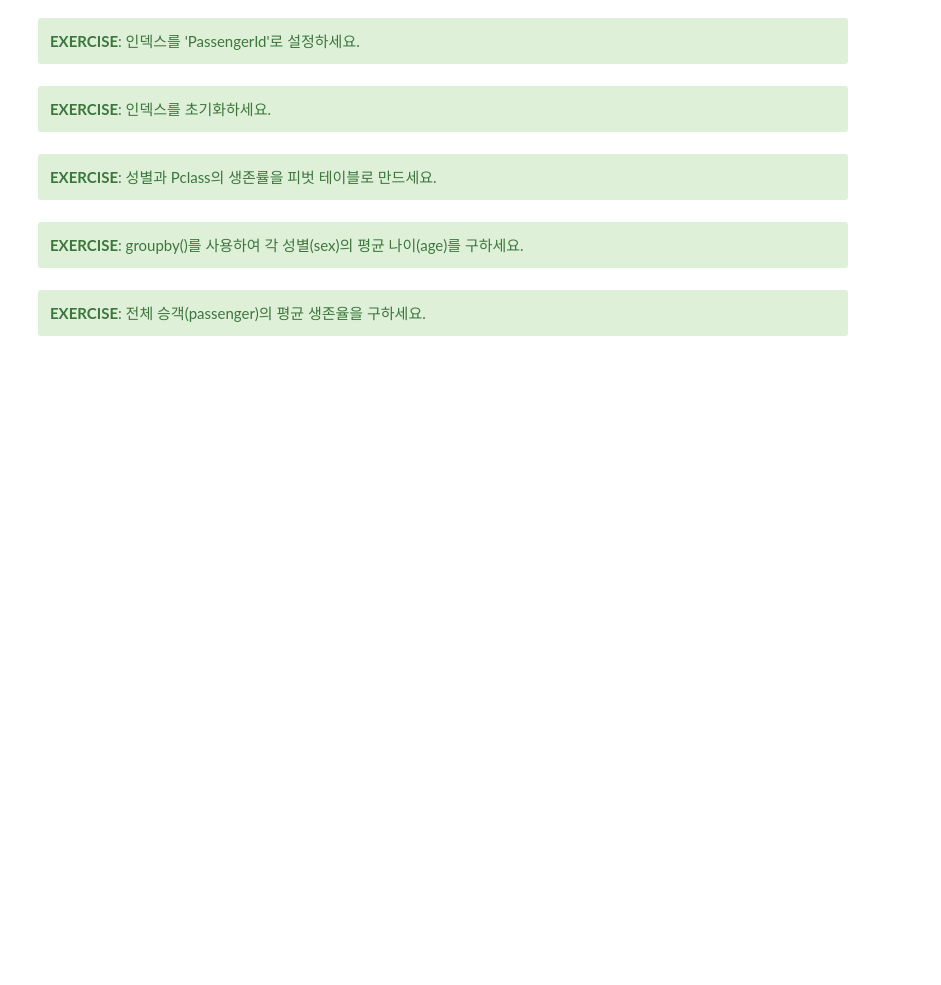
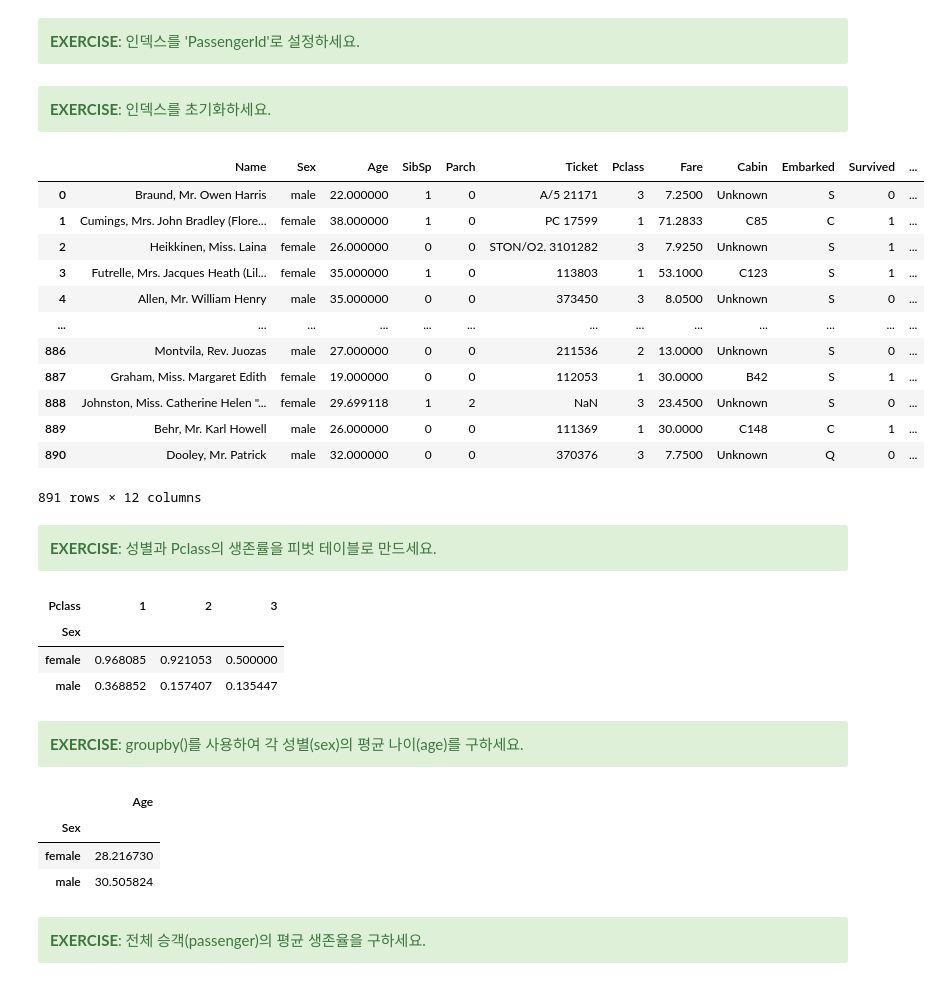
Before and after one commit to qudw0ns/fintech_service_2nd, a Jupyter notebook: 05machine_learning/01pandas_연습문제_문제지.ipynb, the cells around one changed output. Cells and saved outputs as stored; diff of their text form; code cells hidden in the pictures; blank space fills up the shorter version.

```diff
--- a/05machine_learning/01pandas_연습문제_문제지.ipynb
+++ b/05machine_learning/01pandas_연습문제_문제지.ipynb
@@ -313,3 +568,6 @@ titles.loc[(titles["originalTitle"] == "Treasure Island")]
 <div class="alert alert-success">
     <b>EXERCISE</b>: 중복된 'Ticket' 값을 제거하고 몇 개가 남는지 출력하세요.
 </div>
+# %%
+joined_df2["Ticket"] = joined_df2["Ticket"].drop_duplicates()
+joined_df2["Ticket"]
@@ -321,18 +601,50 @@ titles.loc[(titles["originalTitle"] == "Treasure Island")]
 <div class="alert alert-success">
     <b>EXERCISE</b>: 인덱스를 'PassengerId'로 설정하세요.
 </div>
+# %%
+joined_df2 = joined_df2.set_index("PassengerId")
 # %% [markdown]
 <div class="alert alert-success">
     <b>EXERCISE</b>: 인덱스를 초기화하세요.
 </div>
+# %%
+joined_df2.reset_index(drop=True)
+# %% [output]
+|  | Name | Sex | Age | SibSp | Parch | Ticket | Pclass | Fare | Cabin | Embarked | Survived | ... |
+| 0 | Braund, Mr. Owen Harris | male | 22.000000 | 1 | 0 | A/5 21171 | 3 | 7.2500 | Unknown | S | 0 | ... |
+| 1 | Cumings, Mrs. John Bradley (Flore... | female | 38.000000 | 1 | 0 | PC 17599 | 1 | 71.2833 | C85 | C | 1 | ... |
+| 2 | Heikkinen, Miss. Laina | female | 26.000000 | 0 | 0 | STON/O2. 3101282 | 3 | 7.9250 | Unknown | S | 1 | ... |
+| 3 | Futrelle, Mrs. Jacques Heath (Lil... | female | 35.000000 | 1 | 0 | 113803 | 1 | 53.1000 | C123 | S | 1 | ... |
+| 4 | Allen, Mr. William Henry | male | 35.000000 | 0 | 0 | 373450 | 3 | 8.0500 | Unknown | S | 0 | ... |
+| ... | ... | ... | ... | ... | ... | ... | ... | ... | ... | ... | ... | ... |
+| 886 | Montvila, Rev. Juozas | male | 27.000000 | 0 | 0 | 211536 | 2 | 13.0000 | Unknown | S | 0 | ... |
+| 887 | Graham, Miss. Margaret Edith | female | 19.000000 | 0 | 0 | 112053 | 1 | 30.0000 | B42 | S | 1 | ... |
+| 888 | Johnston, Miss. Catherine Helen "... | female | 29.699118 | 1 | 2 | NaN | 3 | 23.4500 | Unknown | S | 0 | ... |
+| 889 | Behr, Mr. Karl Howell | male | 26.000000 | 0 | 0 | 111369 | 1 | 30.0000 | C148 | C | 1 | ... |
+| 890 | Dooley, Mr. Patrick | male | 32.000000 | 0 | 0 | 370376 | 3 | 7.7500 | Unknown | Q | 0 | ... |
+891 rows × 12 columns
 # %% [markdown]
 <div class="alert alert-success">
     <b>EXERCISE</b>: 성별과 Pclass의 생존률을 피벗 테이블로 만드세요.
 </div>
+# %%
+joined_df2.pivot_table(values = "Survived", index="Sex", columns="Pclass")
+# %% [output]
+| Pclass | 1 | 2 | 3 |
+| Sex |  |  |  |
+| female | 0.968085 | 0.921053 | 0.500000 |
+| male | 0.368852 | 0.157407 | 0.135447 |
 # %% [markdown]
 <div class="alert alert-success">
     <b>EXERCISE</b>: groupby()를 사용하여 각 성별(sex)의 평균 나이(age)를 구하세요.
 </div>
+# %%
+joined_df2[['Sex', 'Age']].groupby('Sex').mean()
+# %% [output]
+|  | Age |
+| Sex |  |
+| female | 28.216730 |
+| male | 30.505824 |
 # %% [markdown]
 <div class="alert alert-success">
     <b>EXERCISE</b>: 전체 승객(passenger)의 평균 생존율을 구하세요.
```
Also changed, not shown: parts of 37 cells of this notebook, 2 other files.
